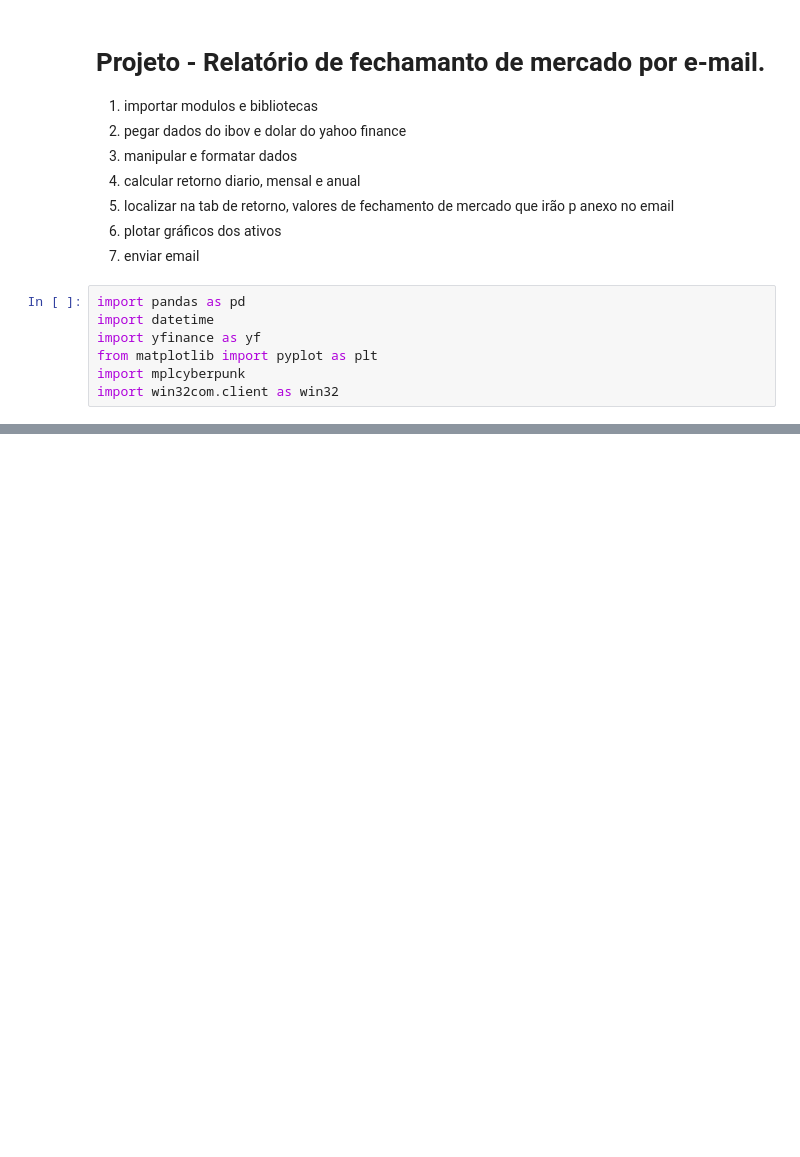
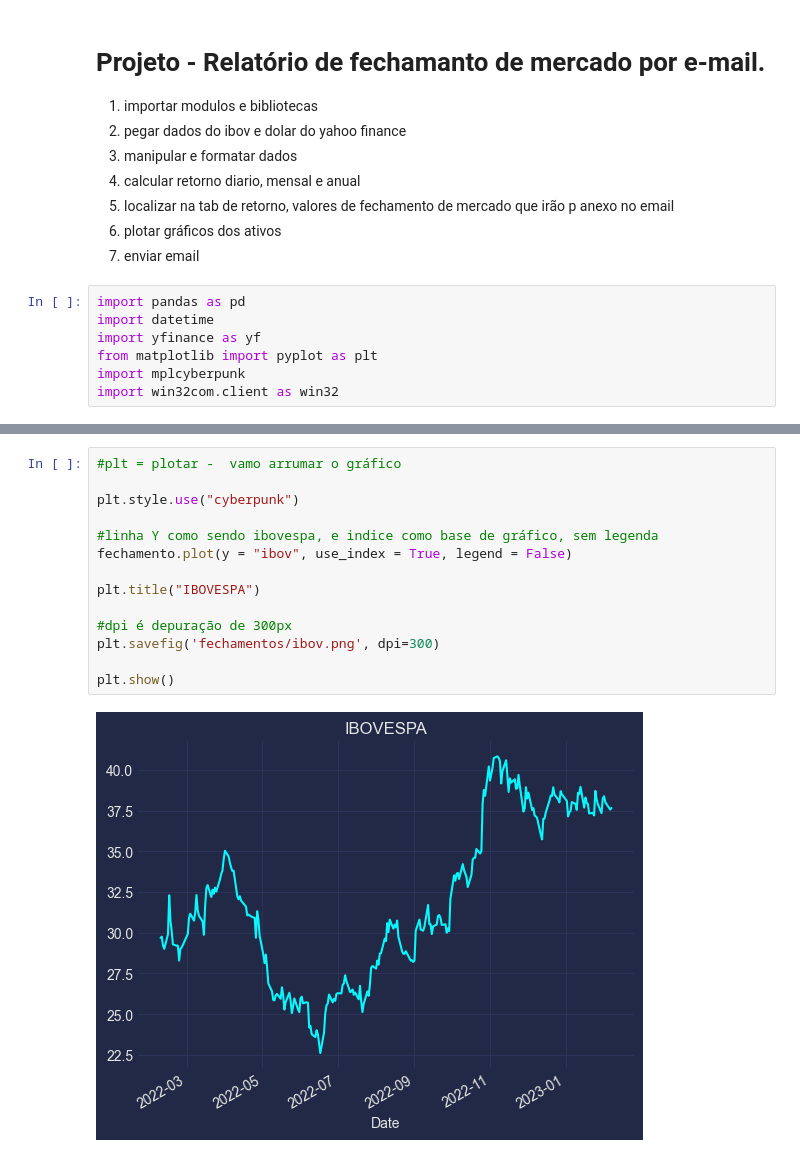
Before and after one commit to pulpor/Estudos-Data-Science, a Jupyter notebook: fechamentoMercado/fechamento.ipynb, the cells around one changed output, grey strips where cells are left out. Drawn from its saved outputs; the diff is of its cells as text; blank space fills up the shorter version.

Commit message:
add email + plot

```diff
--- a/fechamentoMercado/fechamento.ipynb
+++ b/fechamentoMercado/fechamento.ipynb
@@ -115,0 +154,16 @@ retornoAnual
+# %%
+#plt = plotar -  vamo arrumar o gráfico
+
+plt.style.use("cyberpunk")
+
+#linha Y como sendo ibovespa, e indice como base de gráfico, sem legenda
+fechamento.plot(y = "ibov", use_index = True, legend = False)
+
+plt.title("IBOVESPA")
+
+#dpi é depuração de 300px
+plt.savefig('fechamentos/ibov.png', dpi=300)
+
+plt.show()
+# %% [output]
+[figure, added]
```
Also changed, not shown: parts of 12 cells of this notebook, 2 other files.
